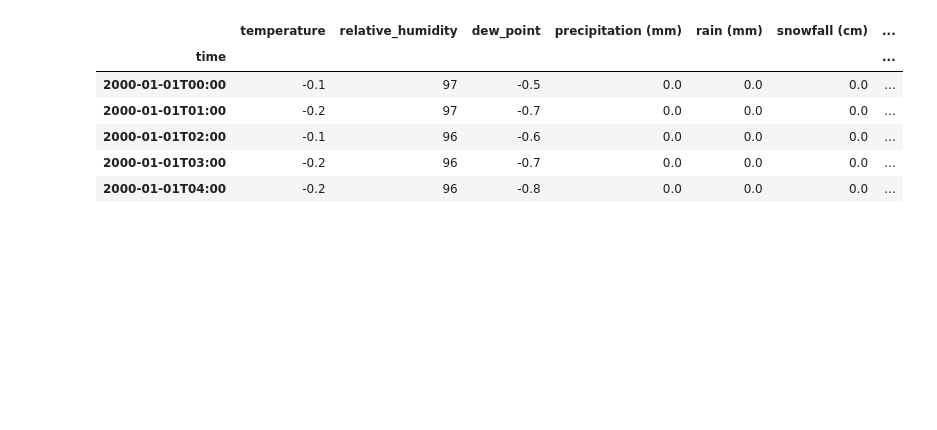
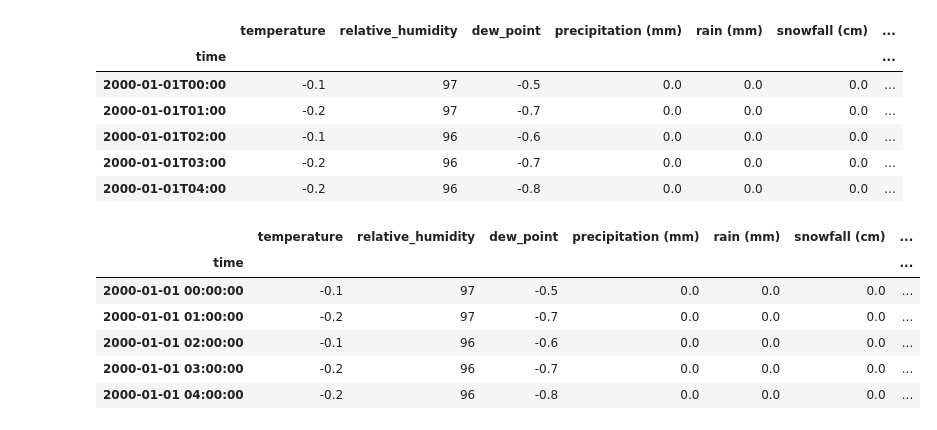
Before and after one commit to Vinzecta/Rainfall-Prediction, a Jupyter notebook: Code/Weather prediction.ipynb, the cells around one changed output. Cells and saved outputs as stored; diff of their text form; code cells hidden in the pictures; blank space fills up the shorter version.

```diff
--- a/Code/Weather prediction.ipynb
+++ b/Code/Weather prediction.ipynb
@@ -14,3 +15,12 @@ data.head()
 | 2000-01-01T04:00 | -0.2 | 96 | -0.8 | 0.0 | 0.0 | 0.0 | ... |
 # %%
 data.index = pd.to_datetime(data.index, format="%Y-%m-%dT%H:%M")
+data.head()
+# %% [output]
+|  | temperature | relative_humidity | dew_point | precipitation (mm) | rain (mm) | snowfall (cm) | ... |
+| time |  |  |  |  |  |  | ... |
+| 2000-01-01 00:00:00 | -0.1 | 97 | -0.5 | 0.0 | 0.0 | 0.0 | ... |
+| 2000-01-01 01:00:00 | -0.2 | 97 | -0.7 | 0.0 | 0.0 | 0.0 | ... |
+| 2000-01-01 02:00:00 | -0.1 | 96 | -0.6 | 0.0 | 0.0 | 0.0 | ... |
+| 2000-01-01 03:00:00 | -0.2 | 96 | -0.7 | 0.0 | 0.0 | 0.0 | ... |
+| 2000-01-01 04:00:00 | -0.2 | 96 | -0.8 | 0.0 | 0.0 | 0.0 | ... |
```
Also changed, not shown: parts of 3 cells of this notebook.
